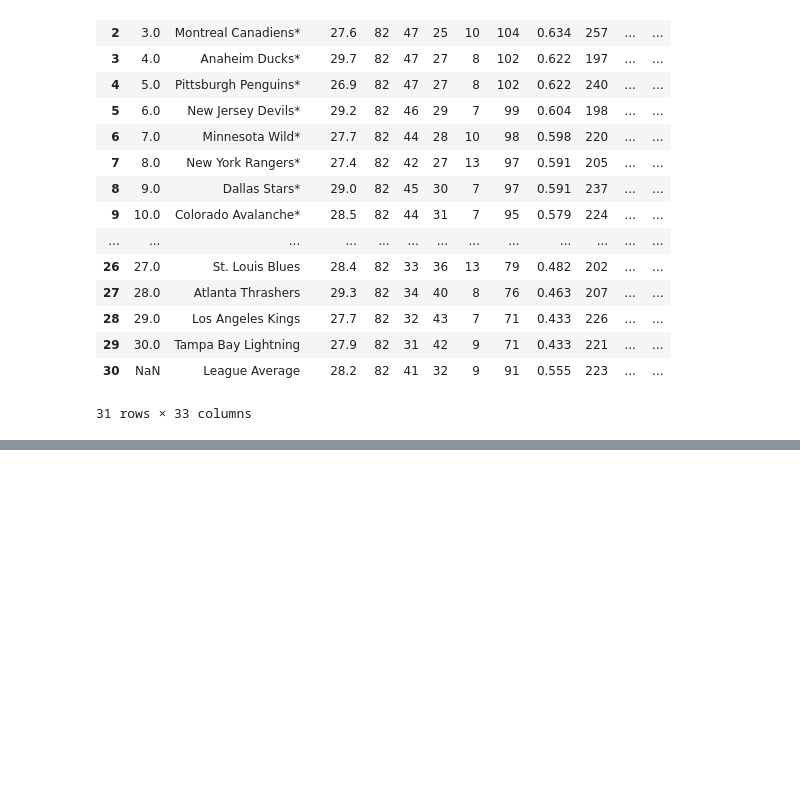
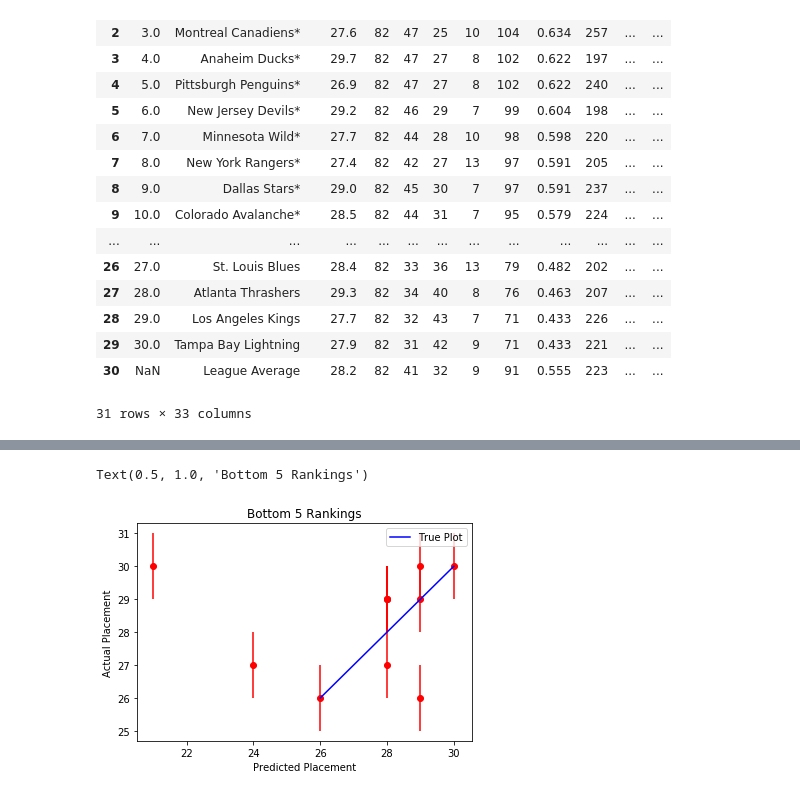
Before and after one commit to daviso42/CMSE202_Final_Project, a Jupyter notebook: TeamClass.ipynb, the cells around one changed output, grey strips where cells are left out. Saved outputs shown, nothing was run; the diff lists cells and outputs as text; code cells hidden in the pictures; blank space fills up the shorter version.

```diff
--- a/TeamClass.ipynb
+++ b/TeamClass.ipynb
@@ -186,0 +208,15 @@ plt.scatter([1,2,3,4,5],[1,2,3,4,5], color = 'blue')
+# %%
+for i in range(len(placement_scores['Bottom5'])):
+    for j in placement_scores['Bottom5'][i]:
+        if i == 0:
+            plt.scatter(j[1],j[0], color = 'red', alpha = 1)
+            plt.errorbar(j[1],j[0],1, color = "red")
+plt.plot([26,27,28,29,30],[26,27,28,29,30], color = 'blue', label = "True Plot")
+       # plt.scatter(j[1],j[1], color = 'blue')
+plt.xlabel("Predicted Placement")
+plt.ylabel("Actual Placement")
+plt.legend()
+plt.title("Bottom 5 Rankings")
+# %% [output]
+Text(0.5, 1.0, 'Bottom 5 Rankings')
+[figure, added]
```
Also changed, not shown: parts of 8 cells of this notebook, 1 other file.
